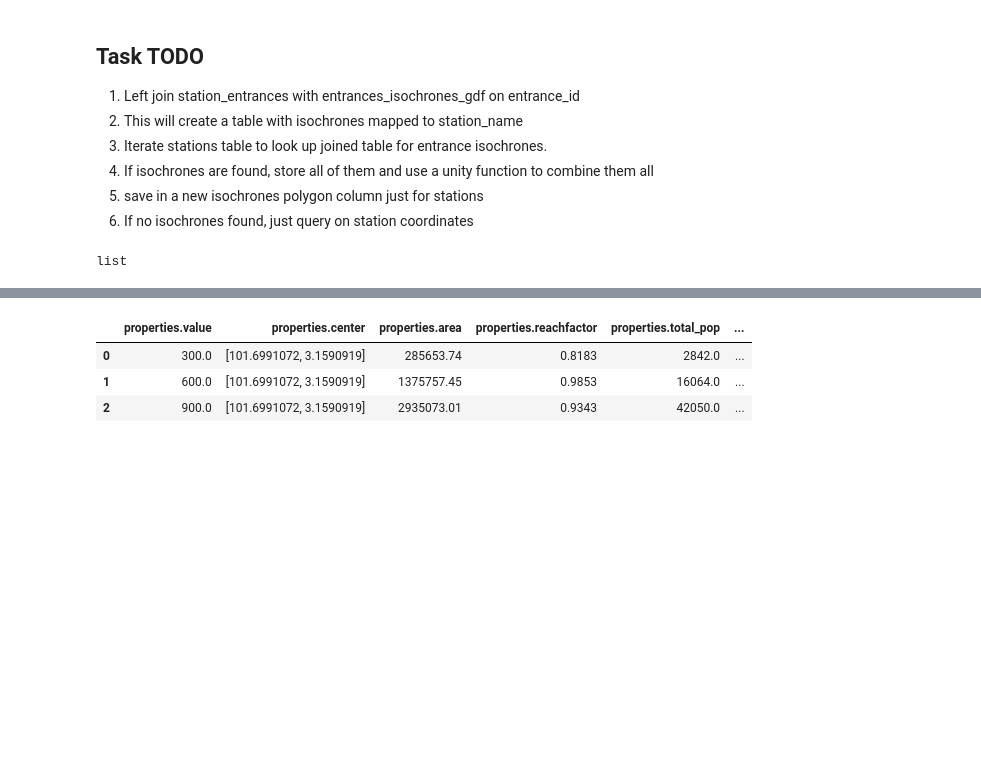
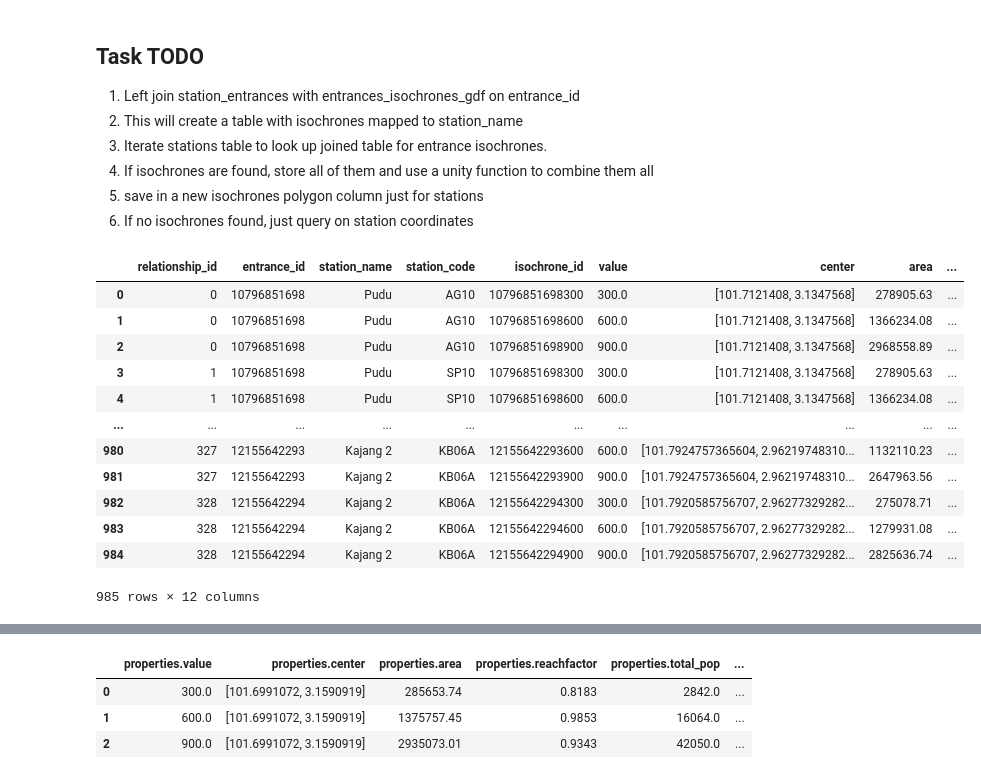
Before and after one commit to nabilersyad/transit-stations-database, a Jupyter notebook: notebooks/7_station-isochrone-generation.ipynb, the cells around one changed output, grey strips where cells are left out. Cells and saved outputs as stored; diff of their text form; code cells hidden in the pictures; blank space fills up the shorter version.

Commit message:
continued stations

```diff
--- a/notebooks/7_station-isochrone-generation.ipynb
+++ b/notebooks/7_station-isochrone-generation.ipynb
@@ -143,6 +140,22 @@ ors_client = client.Client(key=ors_key)
-# %%
-coordinates= [entrances_gdf.iloc[50]['geometry'].coords[0][0],entrances_gdf.iloc[50]['geometry'].coords[0][1]]
-entrance_id = entrances_gdf.iloc[50]['entrance_id']
-type(coordinates)
-# %% [output]
-list
+# %%
+#correcting the column data type to prep for merging
+entrances_isochrones_gdf['entrance_id']= entrances_isochrones_gdf['entrance_id'].astype(int)
+# %%
+# Step 1: Left join station_entrances with entrances_isochrones_gdf on entrance_id
+# This will create a table where each station entrance has corresponding isochrones mapped
+merged_gdf = stations_entrances_df.merge(entrances_isochrones_gdf, on='entrance_id', how='left')
+merged_gdf
+# %% [output]
+|  | relationship_id | entrance_id | station_name | station_code | isochrone_id | value | center | area | ... |
+| 0 | 0 | 10796851698 | Pudu | AG10 | 10796851698300 | 300.0 | [101.7121408, 3.1347568] | 278905.63 | ... |
+| 1 | 0 | 10796851698 | Pudu | AG10 | 10796851698600 | 600.0 | [101.7121408, 3.1347568] | 1366234.08 | ... |
+| 2 | 0 | 10796851698 | Pudu | AG10 | 10796851698900 | 900.0 | [101.7121408, 3.1347568] | 2968558.89 | ... |
+| 3 | 1 | 10796851698 | Pudu | SP10 | 10796851698300 | 300.0 | [101.7121408, 3.1347568] | 278905.63 | ... |
+| 4 | 1 | 10796851698 | Pudu | SP10 | 10796851698600 | 600.0 | [101.7121408, 3.1347568] | 1366234.08 | ... |
+| ... | ... | ... | ... | ... | ... | ... | ... | ... | ... |
+| 980 | 327 | 12155642293 | Kajang 2 | KB06A | 12155642293600 | 600.0 | [101.7924757365604, 2.96219748310... | 1132110.23 | ... |
+| 981 | 327 | 12155642293 | Kajang 2 | KB06A | 12155642293900 | 900.0 | [101.7924757365604, 2.96219748310... | 2647963.56 | ... |
+| 982 | 328 | 12155642294 | Kajang 2 | KB06A | 12155642294300 | 300.0 | [101.7920585756707, 2.96277329282... | 275078.71 | ... |
+| 983 | 328 | 12155642294 | Kajang 2 | KB06A | 12155642294600 | 600.0 | [101.7920585756707, 2.96277329282... | 1279931.08 | ... |
+| 984 | 328 | 12155642294 | Kajang 2 | KB06A | 12155642294900 | 900.0 | [101.7920585756707, 2.96277329282... | 2825636.74 | ... |
+985 rows × 12 columns
```
Also changed, not shown: parts of 6 cells of this notebook.
